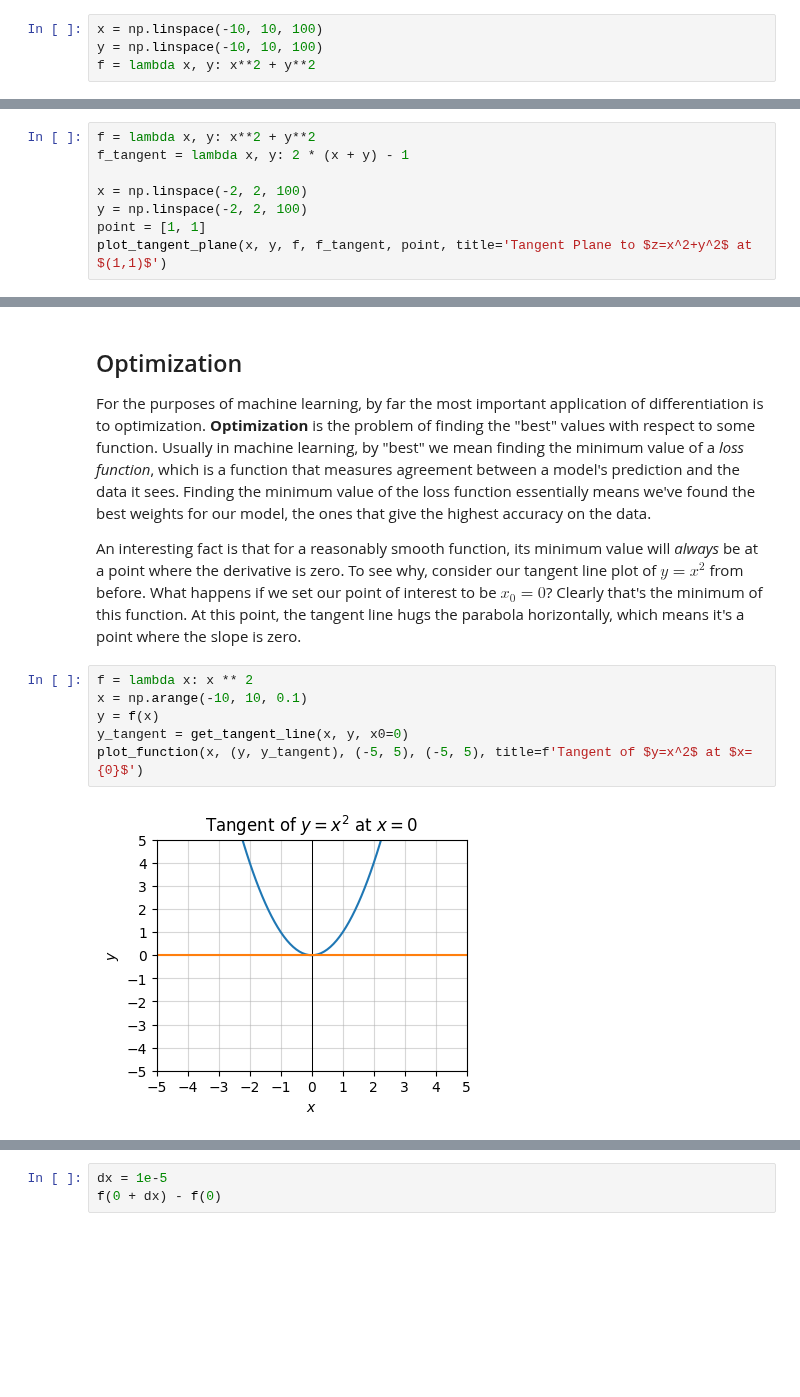
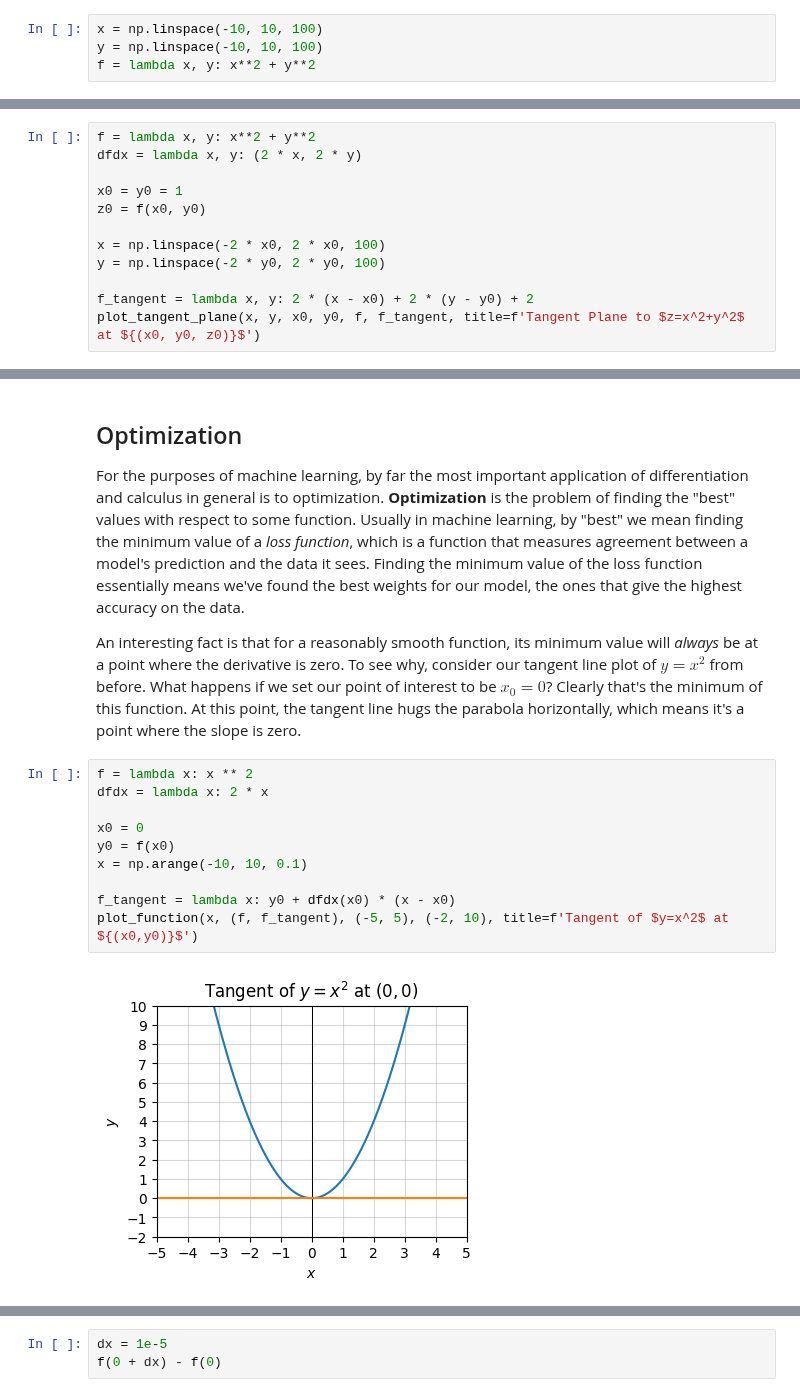
Before and after one commit to rkingery/ml-book, a Jupyter notebook: notebooks/calculus.ipynb, the cells around one changed output, grey strips where cells are left out. Cells and saved outputs as stored; diff of their text form; blank space fills up the shorter version.

Commit message:
updated calculus nb

```diff
--- a/notebooks/calculus.ipynb
+++ b/notebooks/calculus.ipynb
@@ -281,9 +369,13 @@ Just as we could think of the ordinary derivative geometrically as the slope of
 # %%
 f = lambda x, y: x**2 + y**2
-f_tangent = lambda x, y: 2 * (x + y) - 1
+dfdx = lambda x, y: (2 * x, 2 * y)
 
-x = np.linspace(-2, 2, 100)
-y = np.linspace(-2, 2, 100)
-point = [1, 1]
-plot_tangent_plane(x, y, f, f_tangent, point, title='Tangent Plane to $z=x^2+y^2$ at $(1,1)$')
+x0 = y0 = 1
+z0 = f(x0, y0)
+
+x = np.linspace(-2 * x0, 2 * x0, 100)
+y = np.linspace(-2 * y0, 2 * y0, 100)
+
+f_tangent = lambda x, y: 2 * (x - x0) + 2 * (y - y0) + 2
+plot_tangent_plane(x, y, x0, y0, f, f_tangent, title=f'Tangent Plane to $z=x^2+y^2$ at ${(x0, y0, z0)}$')
 # %% [output]
@@ -350,17 +458,21 @@ array([2.00001, 2.00001, 2.00001, 2.00001, 2.00001, 2.00001, 2.00001,
 # %% [markdown]
 ## Optimization
 
-For the purposes of machine learning, by far the most important application of differentiation is to optimization. **Optimization** is the problem of finding the "best" values with respect to some function. Usually in machine learning, by "best" we mean finding the minimum value of a *loss function*, which is a function that measures agreement between a model's prediction and the data it sees. Finding the minimum value of the loss function essentially means we've found the best weights for our model, the ones that give the highest accuracy on the data.
+For the purposes of machine learning, by far the most important application of differentiation and calculus in general is to optimization. **Optimization** is the problem of finding the "best" values with respect to some function. Usually in machine learning, by "best" we mean finding the minimum value of a *loss function*, which is a function that measures agreement between a model's prediction and the data it sees. Finding the minimum value of the loss function essentially means we've found the best weights for our model, the ones that give the highest accuracy on the data.
 
 An interesting fact is that for a reasonably smooth function, its minimum value will *always* be at a point where the derivative is zero. To see why, consider our tangent line plot of $y=x^2$ from before. What happens if we set our point of interest to be $x_0=0$? Clearly that's the minimum of this function. At this point, the tangent line hugs the parabola horizontally, which means it's a point where the slope is zero.
 # %%
 f = lambda x: x ** 2
+dfdx = lambda x: 2 * x
+
+x0 = 0
+y0 = f(x0)
 x = np.arange(-10, 10, 0.1)
-y = f(x)
-y_tangent = get_tangent_line(x, y, x0=0)
-plot_function(x, (y, y_tangent), (-5, 5), (-5, 5), title=f'Tangent of $y=x^2$ at $x={0}$')
+
+f_tangent = lambda x: y0 + dfdx(x0) * (x - x0)
+plot_function(x, (f, f_tangent), (-5, 5), (-2, 10), title=f'Tangent of $y=x^2$ at ${(x0,y0)}$')
 # %% [output]
-[figure, old version]
+[figure, new version]
 # %% [markdown]
 This same fact also holds for the maximum of a function as well. Not just the maximum, but any other point where the function is flat, called **saddle points**. As an example, the origin is a saddle-point of the function $y=x^3$. These general points where the derivative is zero (min, max, or saddle point) are called **stationary points**.
 
```
Also changed, not shown: parts of 52 cells of this notebook, 7 other files.
